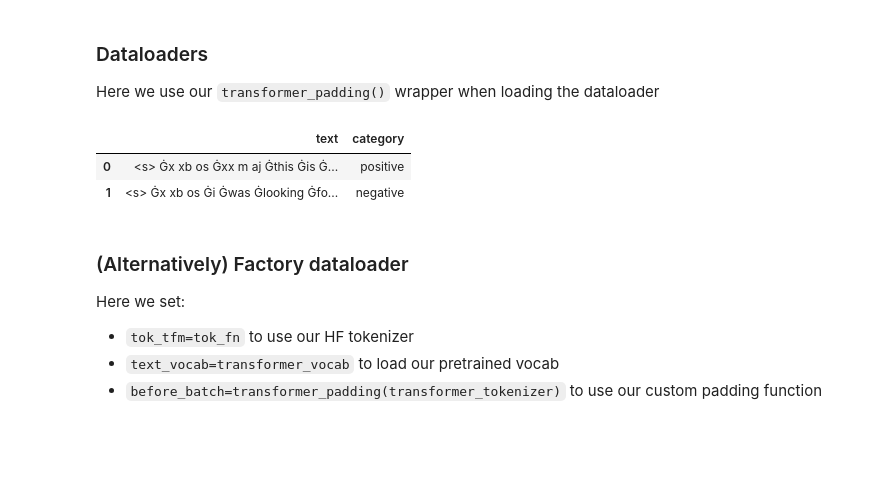
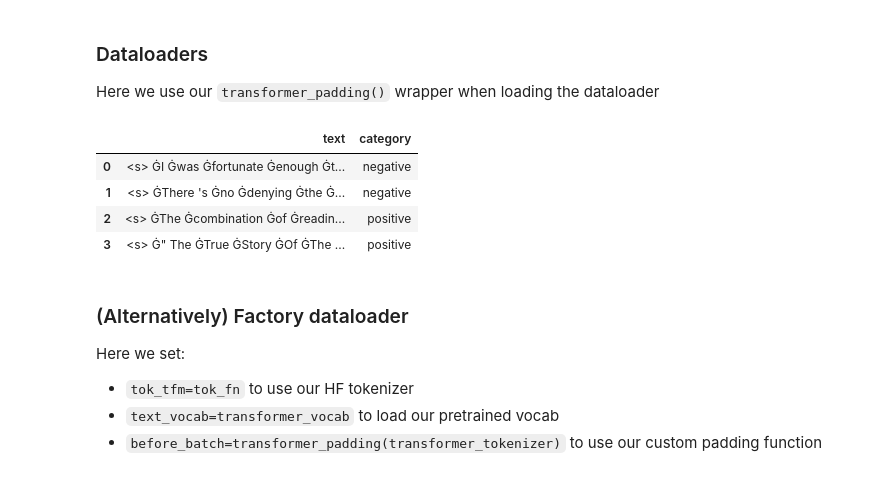
Before and after one commit to morganmcg1/fasthugs, a Jupyter notebook: fasthugs_demo.ipynb, the cells around one changed output. Drawn from its saved outputs; the diff is of its cells as text; code cells hidden in the pictures; blank space fills up the shorter version.

Commit message:
remove old nb and fixes temmTokenizer class to prevent default fastai text processing rules running

```diff
--- a/fasthugs_demo.ipynb
+++ b/fasthugs_demo.ipynb
@@ -147,38 +151,19 @@ fasthugstok = partial(FastHugsTokenizer, transformer_tokenizer = transformer_tok
 **Set up fastai-v2's Tokenizer.from_df:** We create temporary classes for now until ability to remove fastai's default text processing rules is added to the library. `tok_fn` is now ready to be used in fastai-v2's low-level data pipeline or the high-level `TextDataLoaders` functionality
 # %%
 class tempTokenizer(Tokenizer):
-    """
-    Temporary class to remove default fastai text processing rules
-    """
     input_types = (str, list, L, tuple, Path)
     def __init__(self, tokenizer, rules=None, counter=None, lengths=None, mode=None):
         store_attr(self, 'tokenizer,counter,lengths,mode')
-        #self.rules = defaults.text_proc_rules if rules is None else rules
+        self.rules = defaults.text_proc_rules if rules is None else rules
 
     @classmethod
     @delegates(tokenize_df, keep=True)
-    def from_df(cls, text_cols, tok_func=SpacyTokenizer, **kwargs):
-        res = cls(get_tokenizer(tok_func, **kwargs), mode='df')
+    def from_df(cls, text_cols, tok_func=SpacyTokenizer, rules=None, **kwargs):
+        res = cls(get_tokenizer(tok_func, **kwargs), rules=rules, mode='df')   # <--- CHANGED HERE
         res.text_cols,res.kwargs,res.train_setup = text_cols,merge({'tok_func': tok_func}, kwargs),False
         return res
-
-    #def _tokenize1(self, o): return first(self.tokenizer([compose(*self.rules)(o)]))
-    def _tokenize1(self, o): return first(self.tokenizer(o))
-
-class TokenizeBatch:
-    "A wrapper around `tok_func` to apply `rules` and tokenize in parallel"
-    def __init__(self, tok_func=SpacyTokenizer, rules=None, post_rules=None, **tok_kwargs ):
-        #self.rules = L(ifnone(rules, defaults.text_proc_rules))
-        #self.post_f = compose(*L(ifnone(post_rules, defaults.text_postproc_rules)))
-        self.tok = tok_func(**tok_kwargs)
-
-    def __call__(self, batch):
-        return (L(o).map(self.post_f) for o in self.tok(maps(*self.rules, batch)))
 # %%
-tok_fn = tempTokenizer.from_df(text_cols='text', res_col_name='text',
-                           tok_func=fasthugstok)
-                           #rules=[dummy_rule],
-                            #post_rules=[dummy_rule])
+tok_fn = tempTokenizer.from_df(text_cols='text', res_col_name='text', tok_func=fasthugstok, rules=[])
 # %% [markdown]
  ## Vocab
  Model and vocab files will be saved with files names as a long string of digits and letters (e.g. `d9fc1956a0....f4cfdb5feda.json` generated from the etag from the AWS S3 bucket as described [here in the HuggingFace repo](https://github.com/huggingface/transformers/issues/2157). For readability I prefer to save the files in a specified directory and model name so that it can be easily found and accessed in future.
@@ -219,11 +204,13 @@ Here we use our `transformer_padding()` wrapper when loading the dataloader
 bs = 4
 dls = dsets.dataloaders(bs=bs, device='cuda', before_batch=transformer_padding(transformer_tokenizer))
 # %%
-dls.show_batch(max_n=2, trunc_at=60)
+dls.show_batch(max_n=5)
 # %% [output]
 |  | text | category |
-| 0 | <s> Ġx xb os Ġxx m aj Ġthis Ġis Ġ... | positive |
-| 1 | <s> Ġx xb os Ġi Ġwas Ġlooking Ġfo... | negative |
+| 0 | <s> ĠI Ġwas Ġfortunate Ġenough Ġt... | negative |
+| 1 | <s> ĠThere 's Ġno Ġdenying Ġthe Ġ... | negative |
+| 2 | <s> ĠThe Ġcombination Ġof Ġreadin... | positive |
+| 3 | <s> Ġ" The ĠTrue ĠStory ĠOf ĠThe ... | positive |
 # %% [markdown]
 ### (Alternatively) Factory dataloader
 Here we set:
```
Also changed, not shown: parts of 2 cells of this notebook, 1 other file.
